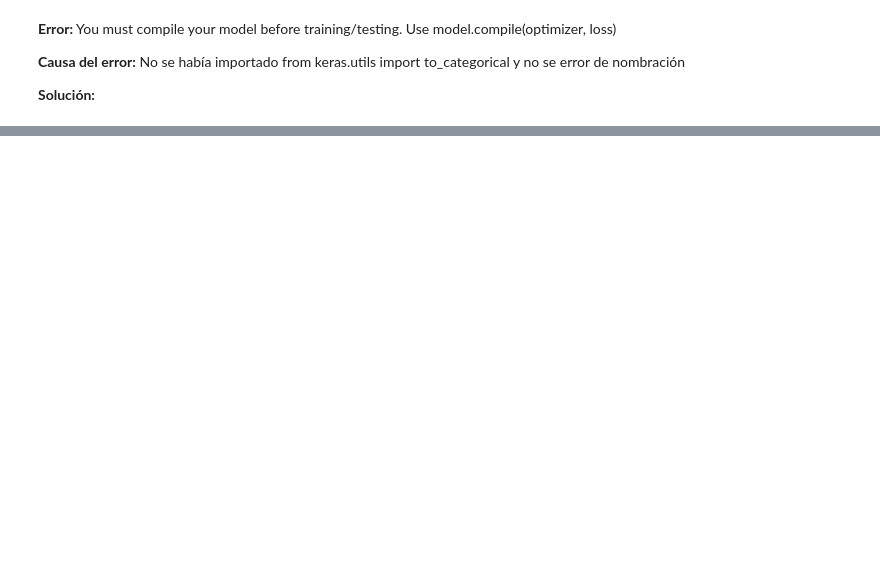
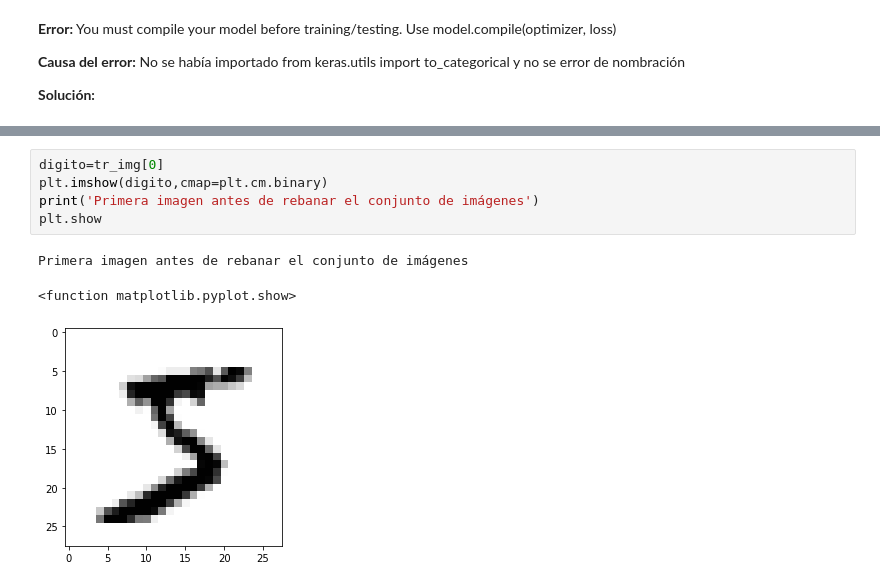
Before and after one commit to AbelS4l4S/Learning_DeepLearning, a Jupyter notebook: Deep_learning_with_Python_Chollet.ipynb, the cells around one changed output, grey strips where cells are left out. Saved outputs shown, nothing was run; the diff lists cells and outputs as text; blank space fills up the shorter version.

```diff
--- a/Deep_learning_with_Python_Chollet.ipynb
+++ b/Deep_learning_with_Python_Chollet.ipynb
@@ -76,0 +206,9 @@ print('test_acc:',test_acc)
+# %%
+digito=tr_img[0]
+plt.imshow(digito,cmap=plt.cm.binary)
+print('Primera imagen antes de rebanar el conjunto de imágenes')
+plt.show
+# %% [output]
+Primera imagen antes de rebanar el conjunto de imágenes
+<function matplotlib.pyplot.show>
+[figure, added]
```
Also changed, not shown: parts of 18 cells of this notebook.
